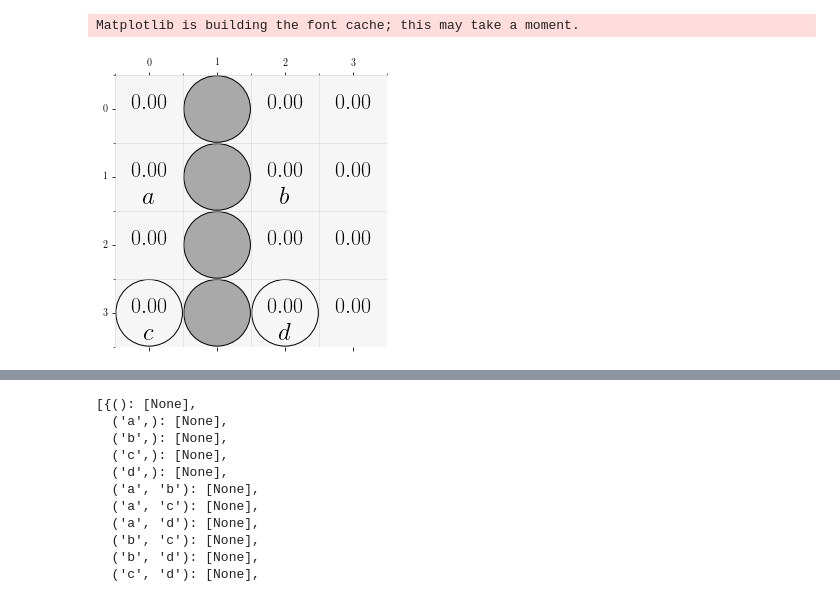
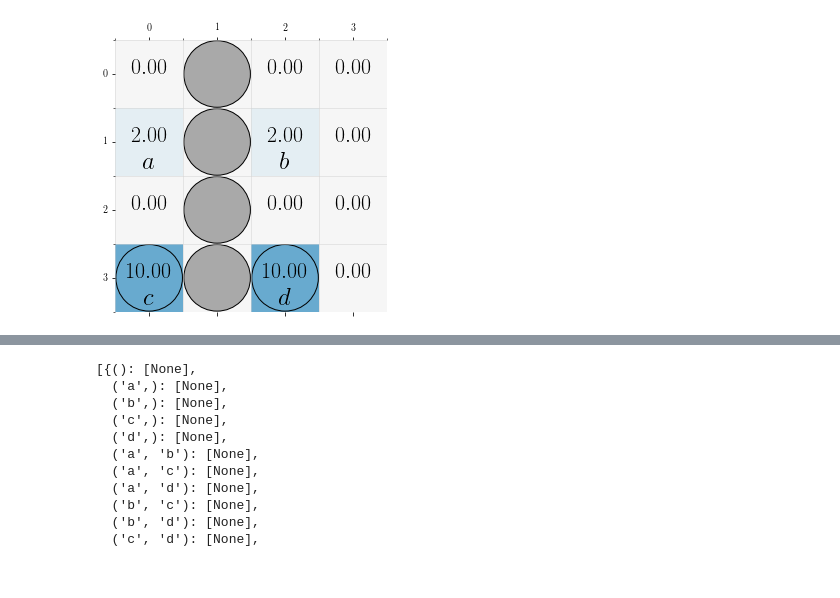
Before and after one commit to IngyN/macsrl, a Jupyter notebook: shared_oa_ex2.ipynb, the cells around one changed output, grey strips where cells are left out. Drawn from its saved outputs; the diff is of its cells as text; code cells hidden in the pictures.

```diff
--- a/shared_oa_ex2.ipynb
+++ b/shared_oa_ex2.ipynb
@@ -1,48 +1,39 @@
 # %%
 %matplotlib inline
 %load_ext autoreload
 %autoreload 2
 from csrl.mdp import GridMDP
 import numpy as np
 from copy import deepcopy
 
 shape = n_rows, n_cols = (4,4)
 
 structure = np.array([
 ['E','B','E','E'],
 ['E','B','E','E'],
 ['E','B','E','E'],
 ['T','B','T','E'],
 ['E','E','E','E']
 ])
 
 label = np.empty(shape,dtype=object)
 label.fill(())
 label[1,0] = ('a',)
 label[1,2] = ('b',)
 label[3,0] = ('c',)
 label[3,2] = ('d',)
 
-label1 = np.empty(shape,dtype=object)
-label1.fill(())
-# label1[1,0] = ('a',)
-label1[1,2] = ('b',)
-# label1[3,0] = ('c',)
-label1[3,2] = ('d',)
+rew_structure =  np.empty(shape,dtype=float)
+rew_structure.fill(0.0)
+rew_structure[1,0] = 2
+rew_structure[1,2] = 2
+rew_structure[3,2] = 10
+rew_structure[3,0] = 10
 
-label2 = np.empty(shape,dtype=object)
-label2.fill(())
-label2[1,0] = ('a',)
-# label1[1,2] = ('b',)
-label2[3,0] = ('c',)
-# label1[3,2] = ('d',)
-
-
-grid_mdp = GridMDP(shape=shape,structure=structure,label=label,figsize=5, p=0.8)
+grid_mdp = GridMDP(shape=shape, reward=rew_structure, structure=structure,label=label,figsize=5, p=0.8)
 grid_mdp.plot()
 # %% [output]
-Matplotlib is building the font cache; this may take a moment.
-[figure, old version]
+[figure, new version]
 # %%
 from csrl.oa import OmegaAutomaton
 
```
Also changed, not shown: parts of 37 cells of this notebook, 7 other files.
